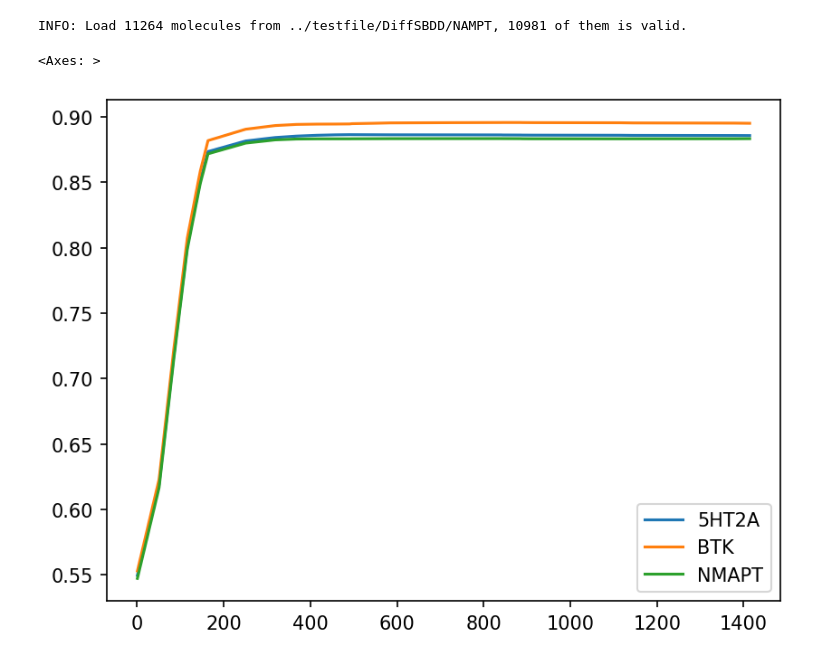
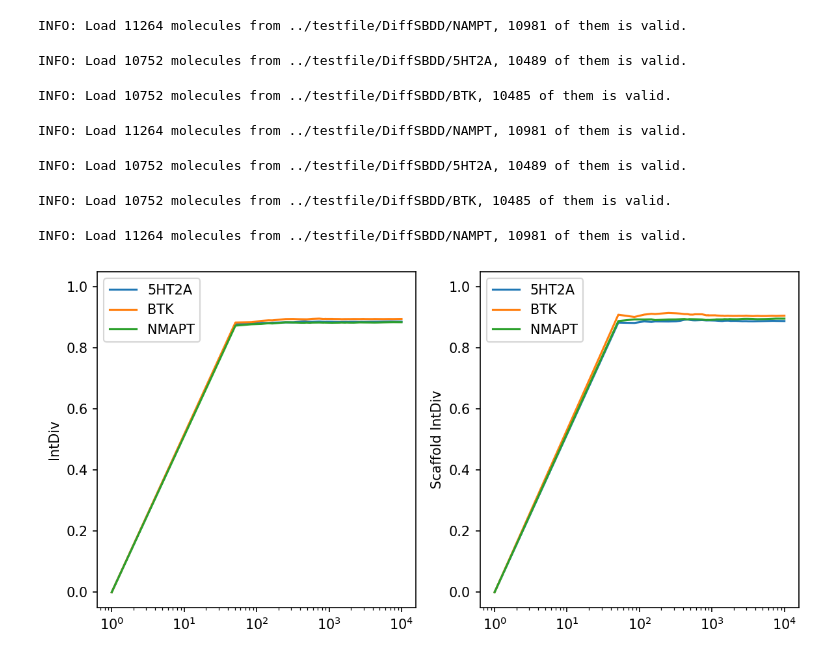
Before and after one commit to sorui-qin/TarPass, a Jupyter notebook: notebook/generation_size.ipynb, the cells around one changed output. Saved outputs shown, nothing was run; the diff lists cells and outputs as text; code cells hidden in the pictures.

```diff
--- a/notebook/generation_size.ipynb
+++ b/notebook/generation_size.ipynb
@@ -73,6 +73,25 @@ def intdiv(valids, indices=indices):
         simis.append(simi.similarity())
     intdiv = [1-sim for sim in simis]
     return intdiv
+
+def sca_intdiv(valids, indices=indices):
+    simis = []
+    for idx in tqdm(indices):
+        simi = Similarity(mols=valids[:idx])
+        simis.append(simi.scaffold_similarity())
+    intdiv = [1-sim for sim in simis]
+    return intdiv
+
+def circle(valids, indices=indices):
+    circles = []
+    for idx in tqdm(indices):
+        simi =  Similarity(mols=valids[:idx])
+        circles.append(simi.circle())
+    return circles
+
+# Smooth with Gaussian Filter (sigma=2)
+def smooth(data):
+    return gaussian_filter1d(data, sigma=2)
 # %%
 ht2a = intdiv(read_in('../testfile/DiffSBDD/5HT2A'))
 # %% [output]
@@ -96,8 +107,44 @@ nampt_sm = smooth(nampt)
-# %%
-fig, ax = plt.subplots(dpi=150)
-sns.lineplot(x=indices[:25], y=ht2a_sm[:25], label="5HT2A")
-sns.lineplot(x=indices[:25], y=btk_sm[:25], label="BTK")
-sns.lineplot(x=indices[:25], y=nampt_sm[:25], label="NMAPT")
-# %% [output]
-<Axes: >
-[figure, removed]
+# %%
+ht2a_sca = sca_intdiv(read_in('../testfile/DiffSBDD/5HT2A'))
+btk_sca = sca_intdiv(read_in('../testfile/DiffSBDD/BTK'))
+nampt_sca = sca_intdiv(read_in('../testfile/DiffSBDD/NAMPT'))
+# %% [output]
+INFO: Load 10752 molecules from ../testfile/DiffSBDD/5HT2A, 10489 of them is valid.
+INFO: Load 10752 molecules from ../testfile/DiffSBDD/BTK, 10485 of them is valid.
+INFO: Load 11264 molecules from ../testfile/DiffSBDD/NAMPT, 10981 of them is valid.
+# %%
+cir_ht2a = circle(read_in('../testfile/DiffSBDD/5HT2A'))
+# %% [output]
+INFO: Load 10752 molecules from ../testfile/DiffSBDD/5HT2A, 10489 of them is valid.
+# %%
+cir_btk = circle(read_in('../testfile/DiffSBDD/BTK'))
+# %% [output]
+INFO: Load 10752 molecules from ../testfile/DiffSBDD/BTK, 10485 of them is valid.
+# %%
+cir_nampt = circle(read_in('../testfile/DiffSBDD/NAMPT'))
+# %% [output]
+INFO: Load 11264 molecules from ../testfile/DiffSBDD/NAMPT, 10981 of them is valid.
+# %%
+fig = plt.figure(dpi=150, figsize=(8, 4))
+
+ax1 = plt.subplot(1, 2, 1)
+sns.lineplot(x=indices, y=ht2a , label="5HT2A")
+sns.lineplot(x=indices, y=btk , label="BTK")
+sns.lineplot(x=indices, y=nampt, label="NMAPT")
+ax1.set_xscale('log')
+ax1.set_ylim(-0.05, 1.05)
+ax1.set_ylabel('IntDiv')
+ax1.set_xlabel('Generated Size')
+
+ax2 = plt.subplot(1, 2, 2)
+sns.lineplot(x=indices, y=ht2a_sca , label="5HT2A")
+sns.lineplot(x=indices, y=btk_sca , label="BTK")
+sns.lineplot(x=indices, y=nampt_sca, label="NMAPT")
+ax2.set_xscale('log')
+ax2.set_ylim(-0.05, 1.05)
+ax2.set_ylabel('Scaffold IntDiv')
+ax2.set_xlabel('Generated Size')
+
+plt.tight_layout()
+# %% [output]
+[figure, added]
```
Also changed, not shown: parts of 4 cells of this notebook, 2 other files.
